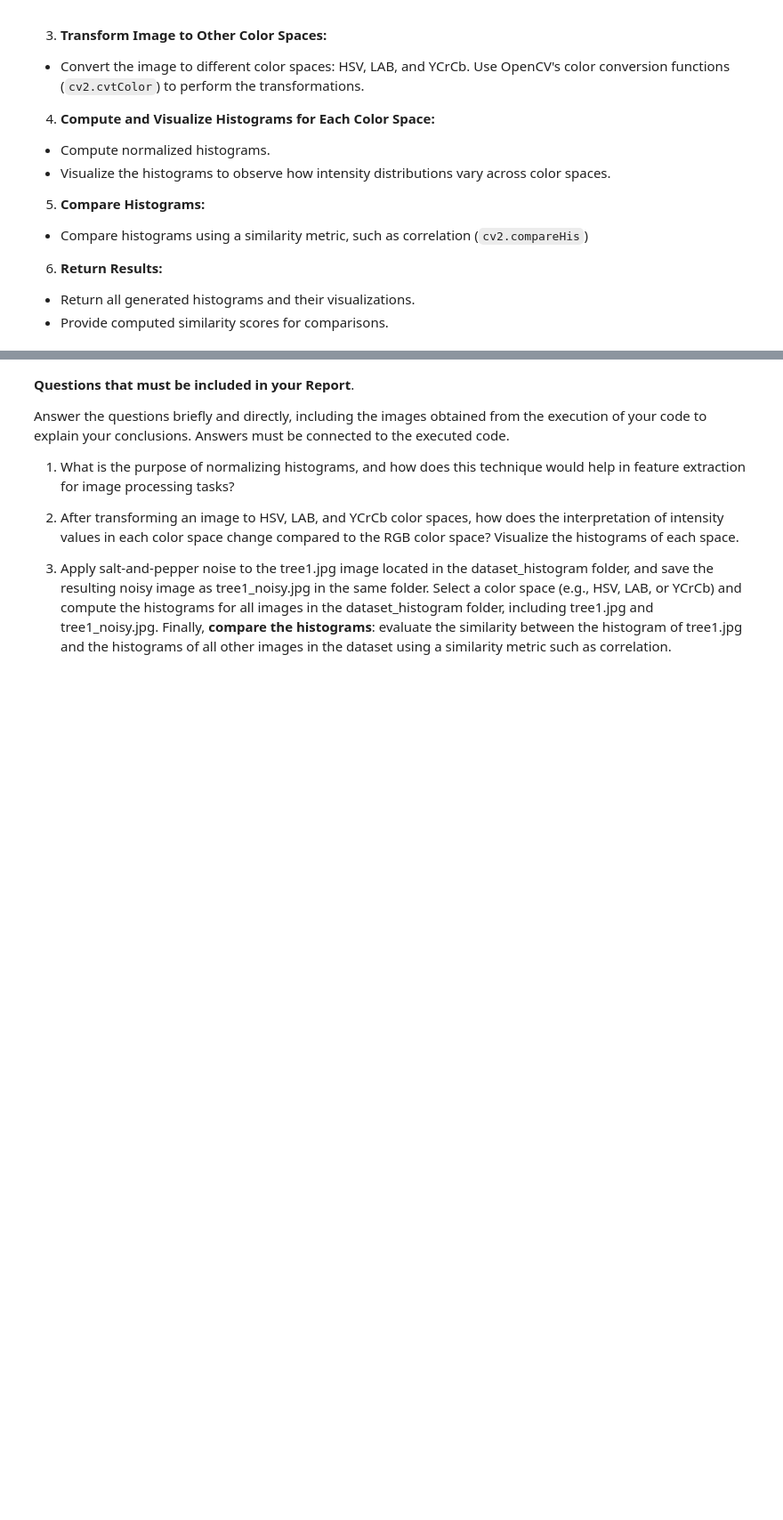
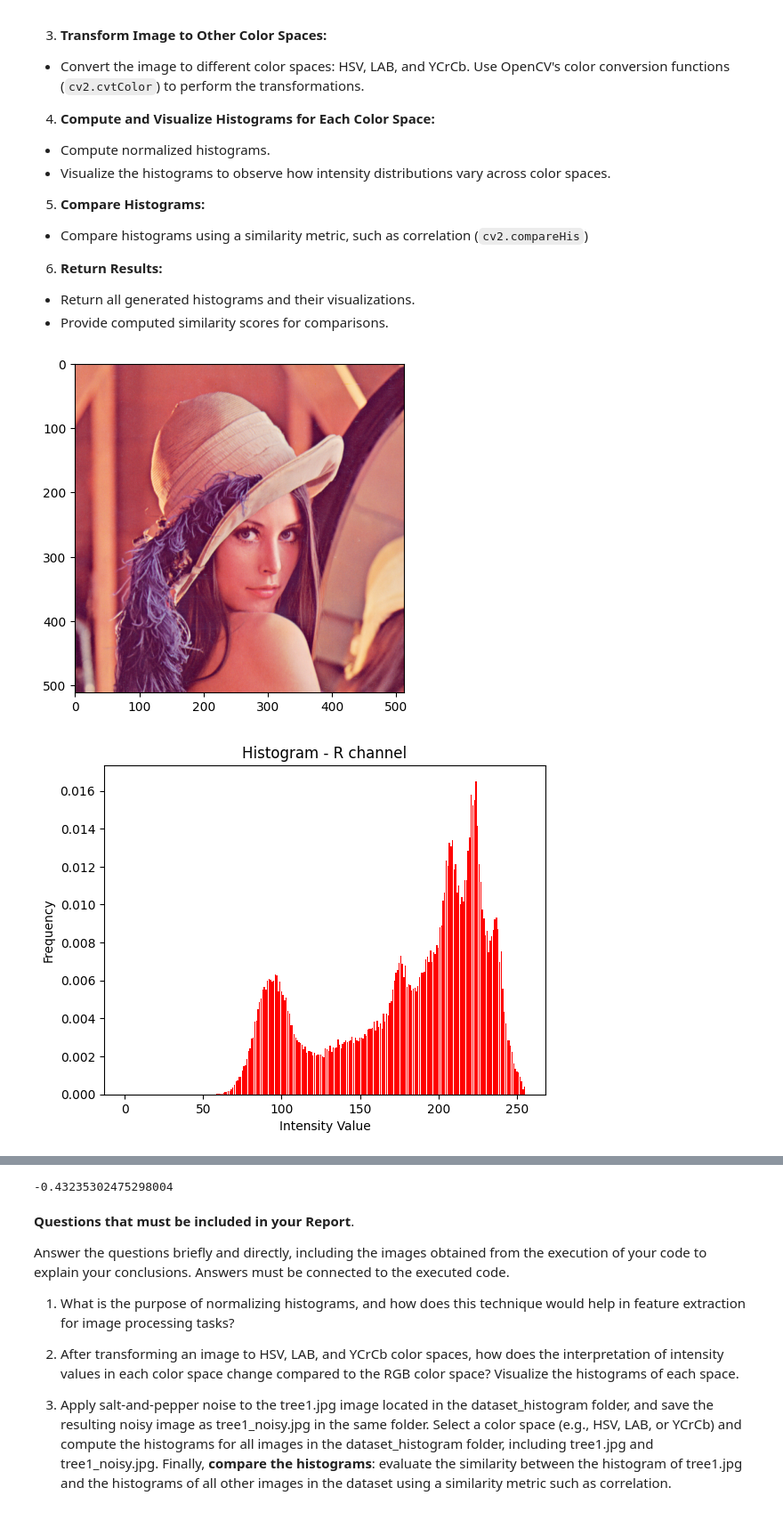
Before and after one commit to EricPrz/Proyecto-4-Vision-Por-Computador, a Jupyter notebook: Project4.ipynb, the cells around one changed output, grey strips where cells are left out. Shown at 89% size. Cells and saved outputs as stored; diff of their text form; code cells hidden in the pictures; blank space fills up the shorter version.

```diff
--- a/Project4.ipynb
+++ b/Project4.ipynb
@@ -50,37 +50,79 @@ import matplotlib.pyplot as plt
 
 
 # Function to compute a normalized histogram
-def compute_normalized_histogram(image, channel, bins=256, range=(0, 256)):
+def compute_normalized_histogram(image, channel="R", bins=256, range_=(0, 256)):
     """
-    Computes a normalized histogram for a specific color channel.
+    Computes a normalized histogram for a specific color channel. ("R", "G", "B")
     """
     # Your Code goes Here!
+    channels = {"R": 0, "G": 1, "B": 2, "H": 0, "S": 1, "V": 2}
+
+    img_channelized = image[:, :, channels[channel]]
+
+    # Compute histogram using numpy
+    hist, bin_edges = np.histogram(img_channelized, bins=bins, range=range_)
+
+    # Normalize histogram (so sum = 1)
+    hist = hist.astype(np.float32)
+    hist /= hist.sum()
     return hist
 
 # Function to plot a histogram
 # Your Code goes Here!
+def plot_histogram(hist, channel="R"):
+    colors = {"R": "red", "G": "green", "B": "blue", "H": "gray", "S": "yellow", "V": "orange"}
+
+    plt.bar(np.arange(len(hist)), hist, color = colors[channel])
+    plt.title(f"Histogram - {channel} channel")
+    plt.xlabel("Intensity Value")
+    plt.ylabel("Frequency")
+    plt.show()
 
 # Load and display the original image
 # Convert BGR to RGB for proper visualization
 # Your Code goes Here!
+path = "images/lenna.png"
+
+image = cv2.imread(path, cv2.IMREAD_COLOR)
+image = cv2.cvtColor(image, cv2.COLOR_BGR2RGB)
+plt.imshow(image)
+plt.show()
 
 
 # Normalized histograms for RGB color space
 # Your Code goes Here!
+hist_r = compute_normalized_histogram(image, "R")
+plot_histogram(hist, "R")
+hist_g = compute_normalized_histogram(image, "G")
+plot_histogram(hist, "G")
+hist_b = compute_normalized_histogram(image, "B")
+plot_histogram(hist, "B")
 
 # Convert the image into other color spaces
 # Your Code goes Here!
+image_hsv = cv2.cvtColor(image, cv2.COLOR_RGB2HSV)
 
 # Normalized histograms for other color spaces
 # Your Code goes Here!
+hist_h = compute_normalized_histogram(image_hsv, "H")
+plot_histogram(hist, "H")
+hist_s = compute_normalized_histogram(image_hsv, "S")
+plot_histogram(hist, "S")
+hist_v = compute_normalized_histogram(image_hsv, "V")
+plot_histogram(hist, "V")
 
 # Comparing histograms (e.g., correlation)
 def compare_histograms(hist1, hist2):
     """
     Compare two histograms using correlation.
     """
     # Your Code goes Here!
-    return compareHist
+    comparedHist = cv2.compareHist(hist1, hist2, cv2.HISTCMP_CORREL)
+    return comparedHist
 
 # Compare histograms
 # Your Code goes Here!
+compare_histograms(hist_r, hist_g)
+# %% [output]
+[figure, added]
+[figure, added]
@@ -87,3 +134,4 @@ def compare_histograms(hist1, hist2):
+-0.43235302475298004
 # %% [markdown]
 **Questions that must be included in your Report**.
 
```
Also changed, not shown: parts of 1 cell of this notebook.
